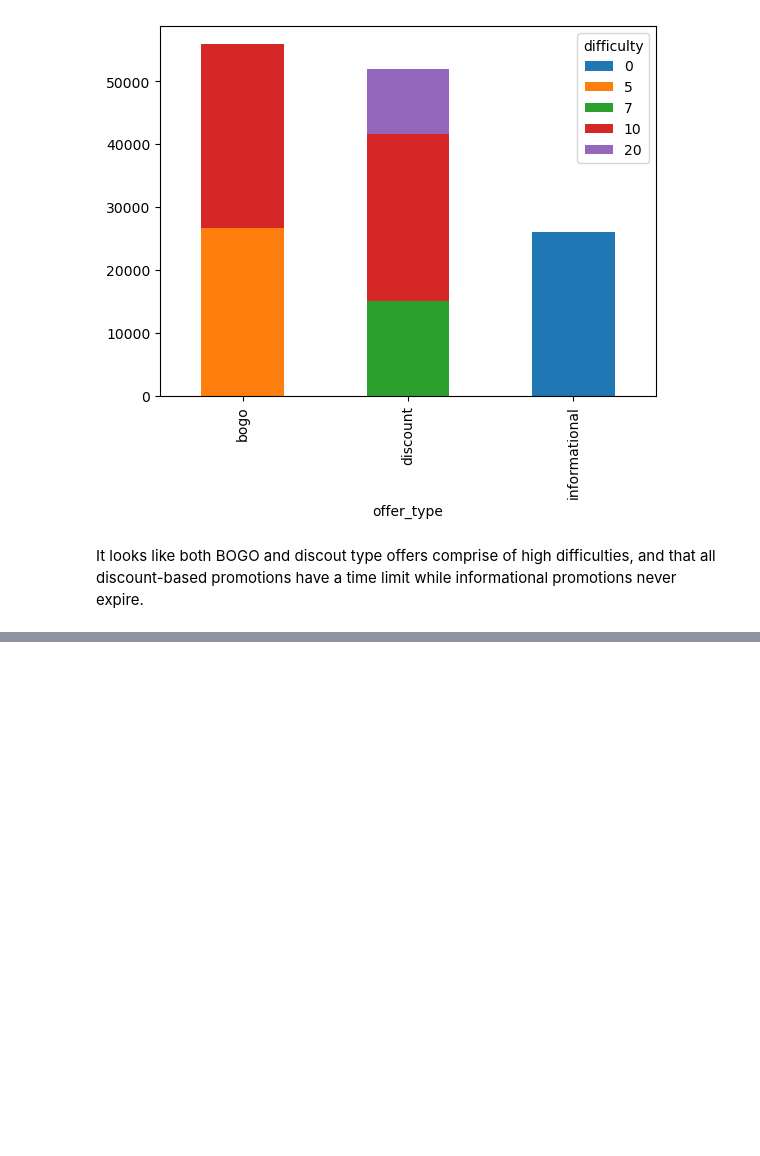
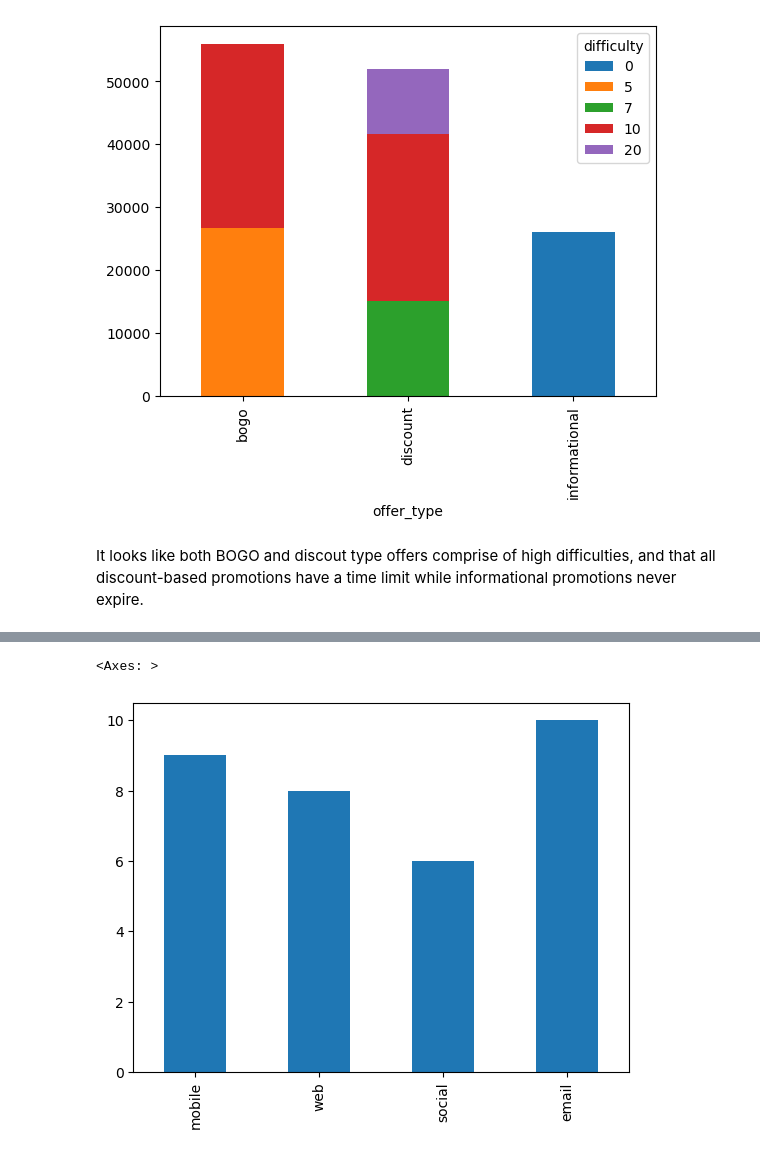
Before and after one commit to tnazikian/Udacity-Data-Scientist-Capstone, a Jupyter notebook: Starbucks_Capstone_notebook.ipynb, the cells around one changed output, grey strips where cells are left out. Drawn from its saved outputs; the diff is of its cells as text; code cells hidden in the pictures; blank space fills up the shorter version.

Commit message:
added frequency for channels plot

```diff
--- a/Starbucks_Capstone_notebook.ipynb
+++ b/Starbucks_Capstone_notebook.ipynb
@@ -280,0 +296,9 @@ It looks like both BOGO and discout type offers comprise of high difficulties, a
+# %%
+unique_channels = set()
+for row in portfolio['channels']:
+    unique_channels.update(row)
+
+new_channels = pd.DataFrame()
+# %%
+for channel in unique_channels:
+    new_channels[channel] = portfolio['channels'].apply(lambda x: 1 if channel in x else 0)
@@ -280,0 +325,5 @@ It looks like both BOGO and discout type offers comprise of high difficulties, a
+# %%
+new_channels.sum(axis=0).plot(kind='bar')
+# %% [output]
+<Axes: >
+[figure, added]
```
Also changed, not shown: parts of 5 cells of this notebook.
